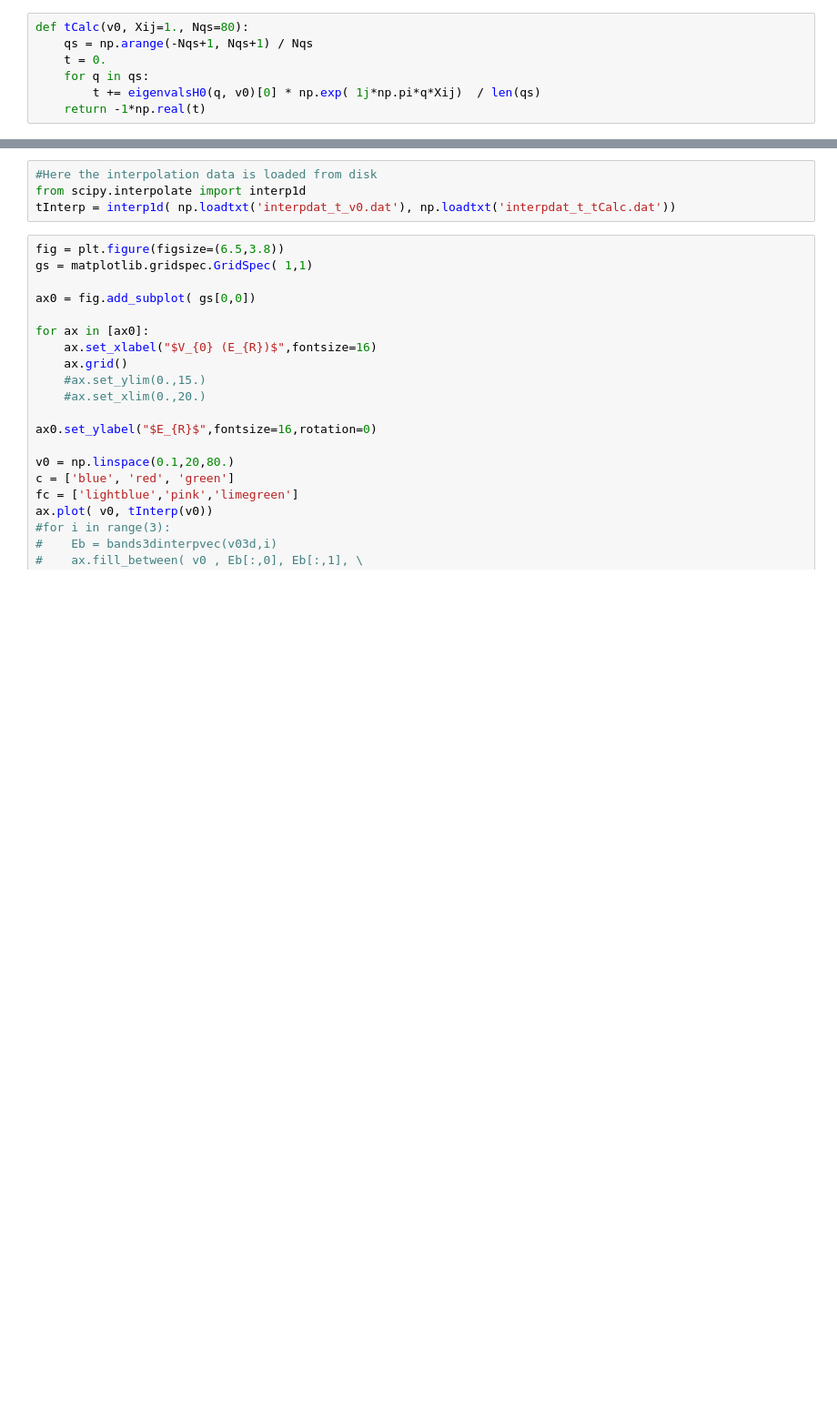
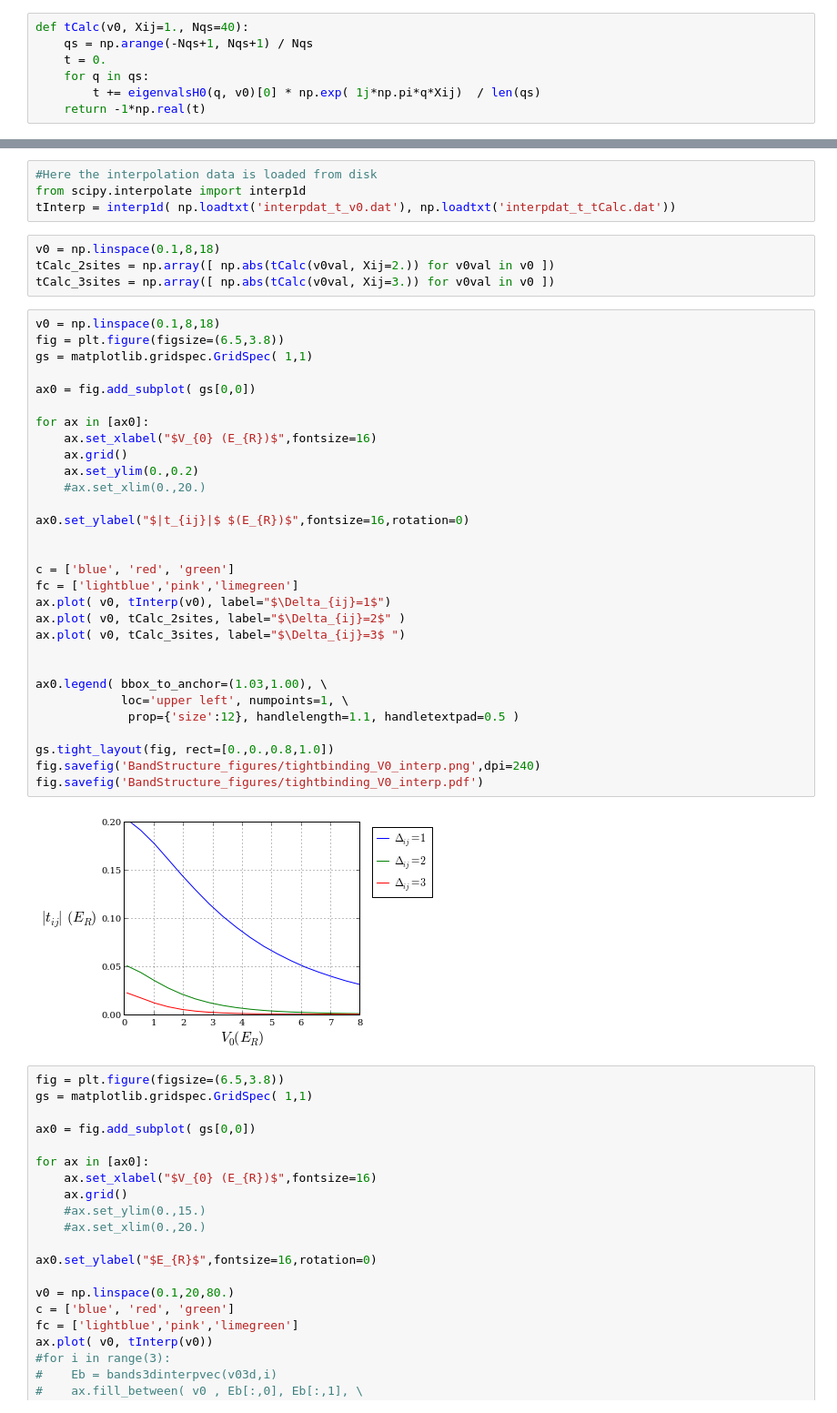
Before and after one commit to PedroMDuarte/lattice_3D_ipynb, a Jupyter notebook: BandStructure.ipynb, the cells around one changed output, grey strips where cells are left out. Shown: that part at 91% size. Drawn from its saved outputs; the diff is of its cells as text; blank space fills up the shorter version.

```diff
--- a/BandStructure.ipynb
+++ b/BandStructure.ipynb
@@ -582,7 +584,7 @@ qs2 = np.linspace(-2,2,80)
 # %% [output]
 [figure]
 # %%
-def tCalc(v0, Xij=1., Nqs=80):
+def tCalc(v0, Xij=1., Nqs=40):
     qs = np.arange(-Nqs+1, Nqs+1) / Nqs
     t = 0.
     for q in qs:
@@ -641,6 +602,42 @@ np.savetxt('interpdat_t_tCalc.dat', tv0)
 #Here the interpolation data is loaded from disk
 from scipy.interpolate import interp1d
 tInterp = interp1d( np.loadtxt('interpdat_t_v0.dat'), np.loadtxt('interpdat_t_tCalc.dat'))
+# %%
+v0 = np.linspace(0.1,8,18)
+tCalc_2sites = np.array([ np.abs(tCalc(v0val, Xij=2.)) for v0val in v0 ])
+tCalc_3sites = np.array([ np.abs(tCalc(v0val, Xij=3.)) for v0val in v0 ])
+# %%
+v0 = np.linspace(0.1,8,18)
+fig = plt.figure(figsize=(6.5,3.8))
+gs = matplotlib.gridspec.GridSpec( 1,1)
+
+ax0 = fig.add_subplot( gs[0,0])
+
+for ax in [ax0]:
+    ax.set_xlabel("$V_{0} (E_{R})$",fontsize=16)
+    ax.grid()
+    ax.set_ylim(0.,0.2)
+    #ax.set_xlim(0.,20.)
+
+ax0.set_ylabel("$|t_{ij}|$ $(E_{R})$",fontsize=16,rotation=0)
+
+
+c = ['blue', 'red', 'green']
+fc = ['lightblue','pink','limegreen']
+ax.plot( v0, tInterp(v0), label="$\Delta_{ij}=1$")
+ax.plot( v0, tCalc_2sites, label="$\Delta_{ij}=2$" )
+ax.plot( v0, tCalc_3sites, label="$\Delta_{ij}=3$ ")
+
+
+ax0.legend( bbox_to_anchor=(1.03,1.00), \
+            loc='upper left', numpoints=1, \
+             prop={'size':12}, handlelength=1.1, handletextpad=0.5 )
+
+gs.tight_layout(fig, rect=[0.,0.,0.8,1.0])
+fig.savefig('BandStructure_figures/tightbinding_V0_interp.png',dpi=240)
+fig.savefig('BandStructure_figures/tightbinding_V0_interp.pdf')
+# %% [output]
+[figure, added]
 # %%
 fig = plt.figure(figsize=(6.5,3.8))
 gs = matplotlib.gridspec.GridSpec( 1,1)
```
Also changed, not shown: parts of 8 cells of this notebook.
